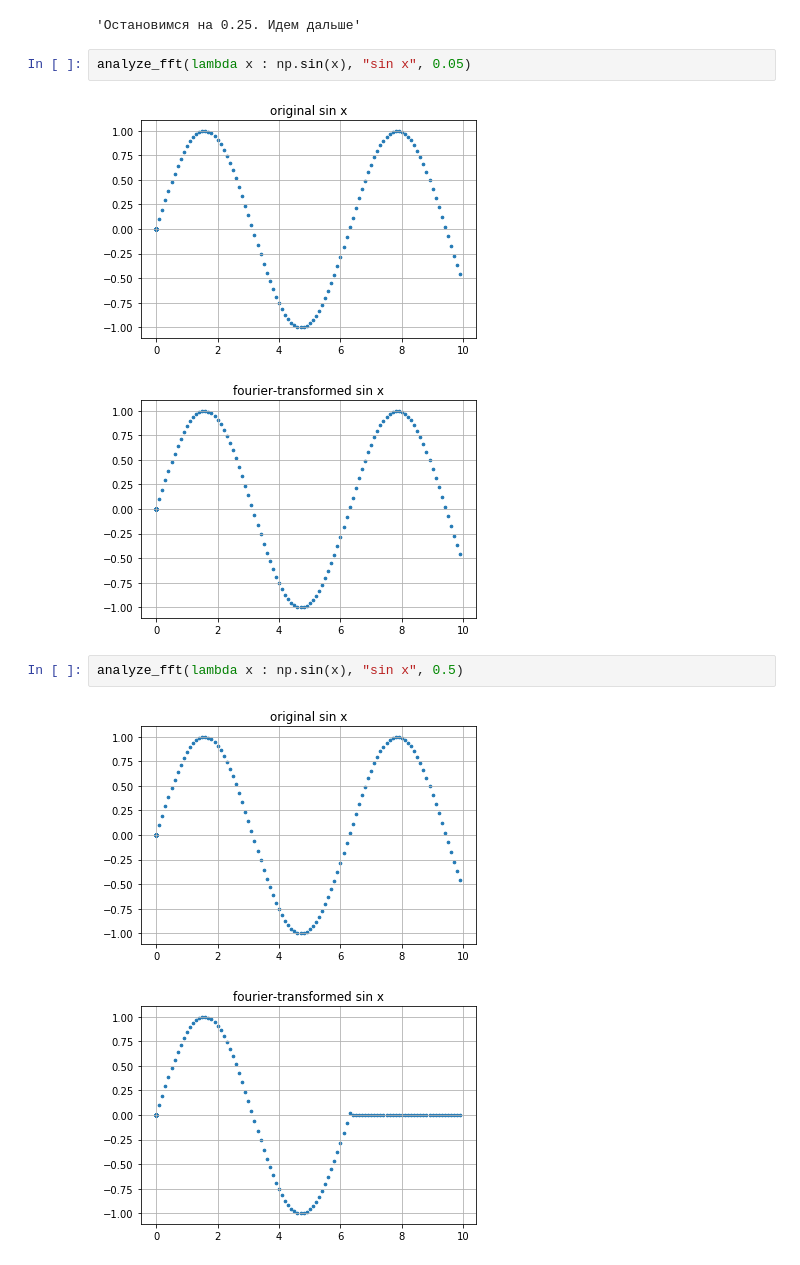
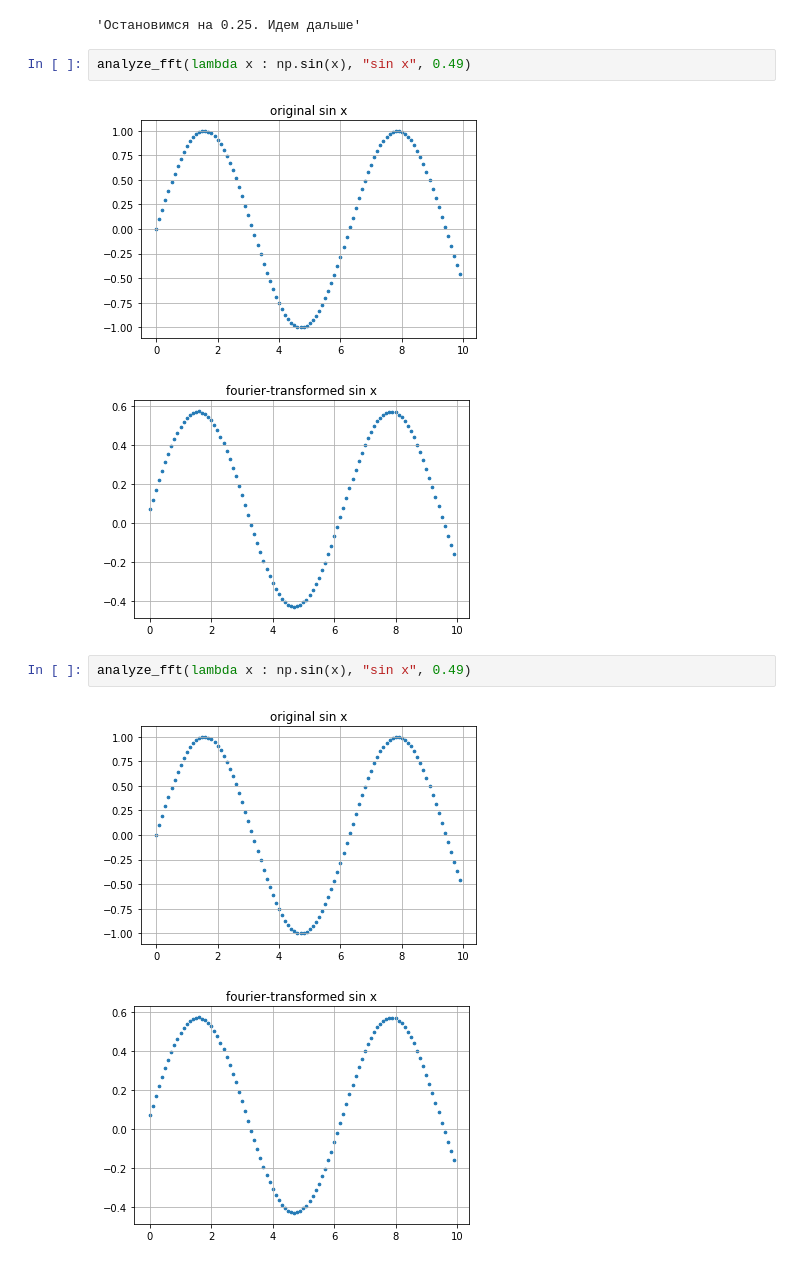
Before and after one commit to uberpup/Algorithms, a Jupyter notebook: FFT/fft.ipynb, the cells around one changed output. Saved outputs shown, nothing was run; the diff lists cells and outputs as text.

```diff
--- a/FFT/fft.ipynb
+++ b/FFT/fft.ipynb
@@ -130,15 +125,15 @@ analyze_fft(lambda x : x*x, "x^2", 0.2 )
 # %% [output]
 'Остановимся на 0.25. Идем дальше'
 # %%
-analyze_fft(lambda x : np.sin(x), "sin x", 0.05)
+analyze_fft(lambda x : np.sin(x), "sin x", 0.49)
 # %% [output]
 [figure]
-[figure, old version]
+[figure, new version]
 # %%
-analyze_fft(lambda x : np.sin(x), "sin x", 0.5)
+analyze_fft(lambda x : np.sin(x), "sin x", 0.49)
 # %% [output]
 [figure]
-[figure, old version]
+[figure, new version]
 # %%
 analyze_fft(lambda x : np.sin(x), "sin x", 0.25)
 # %% [output]
```
Also changed, not shown: parts of 18 cells of this notebook, 1 other file.
